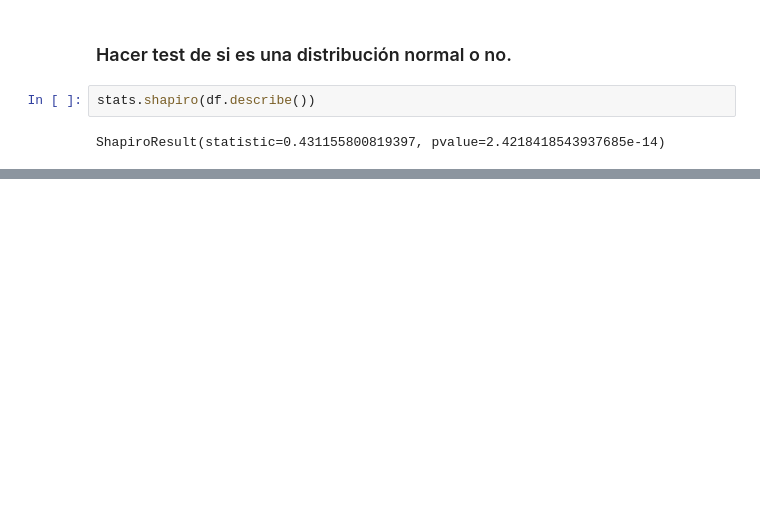
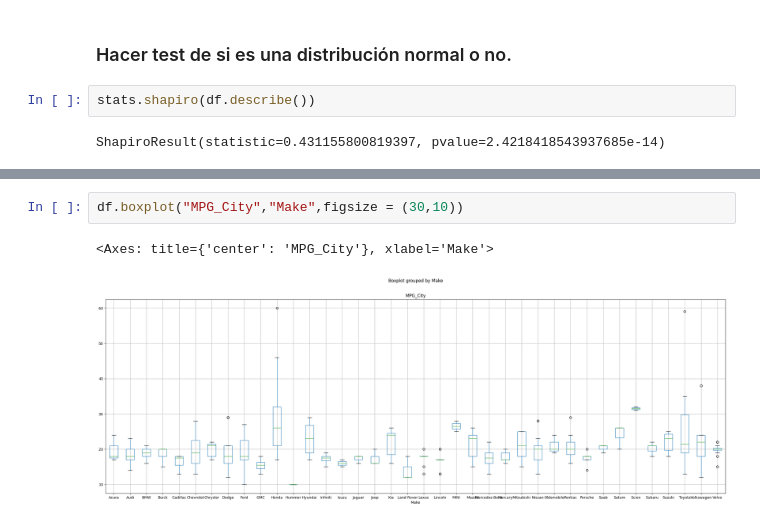
Before and after one commit to JuanMorales4619/Estadistica-3, a Jupyter notebook: Tarea 1/src/notebook/Punto2.ipynb, the cells around one changed output, grey strips where cells are left out. Drawn from its saved outputs; the diff is of its cells as text; blank space fills up the shorter version.

```diff
--- a/Tarea 1/src/notebook/Punto2.ipynb
+++ b/Tarea 1/src/notebook/Punto2.ipynb
@@ -153,0 +160,5 @@ ShapiroResult(statistic=0.431155800819397, pvalue=2.4218418543937685e-14)
+# %%
+df.boxplot("MPG_City","Make",figsize = (30,10))
+# %% [output]
+<Axes: title={'center': 'MPG_City'}, xlabel='Make'>
+[figure, added]
```
Also changed, not shown: parts of 4 cells of this notebook.
